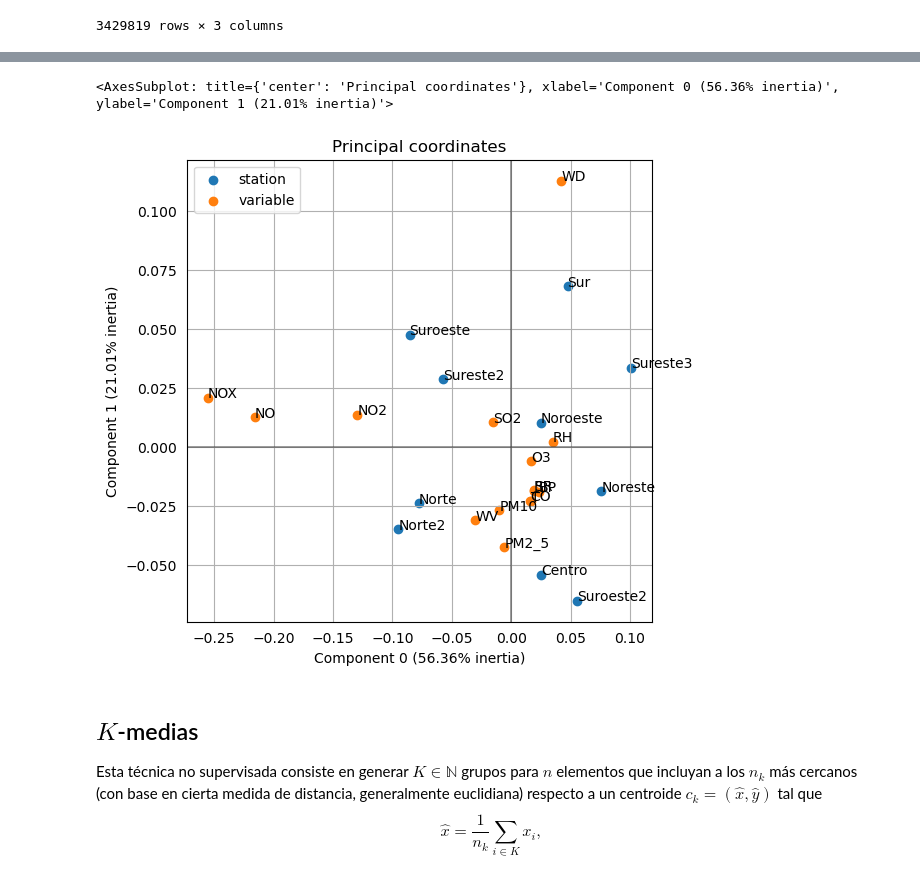
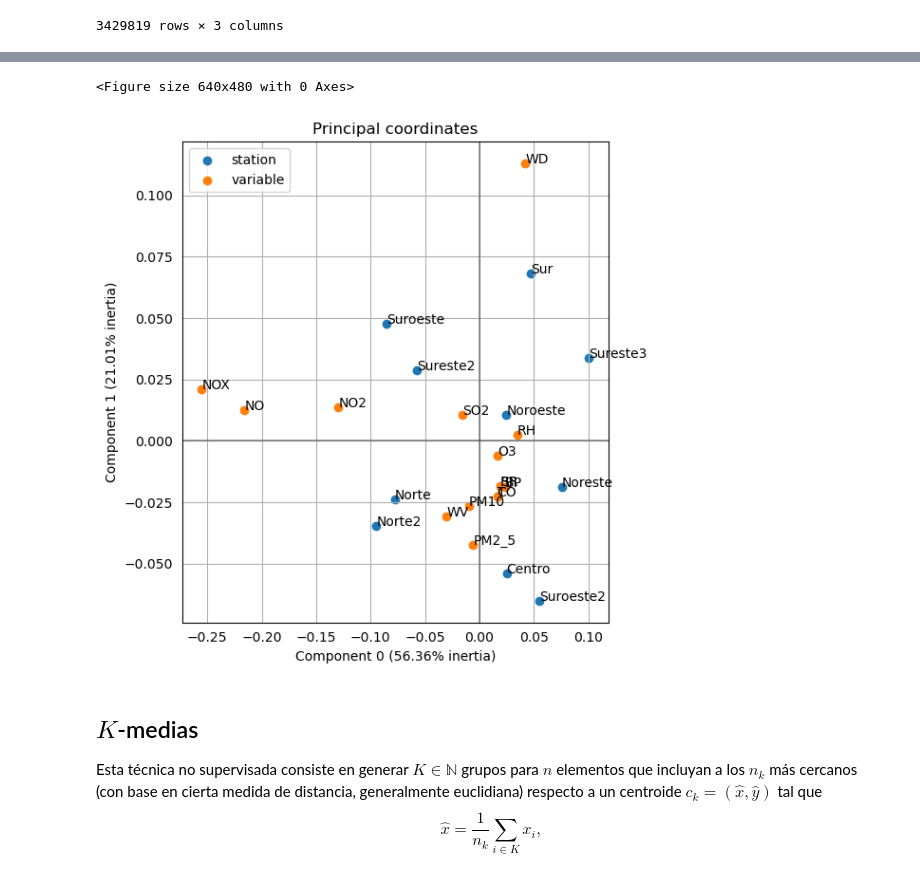
Before and after one commit to albertobenavides/aprendizaje_autom, a Jupyter notebook: caps/4_no_supervisado.ipynb, the cells around one changed output, grey strips where cells are left out. Drawn from its saved outputs; the diff is of its cells as text; code cells hidden in the pictures.

```diff
--- a/caps/4_no_supervisado.ipynb
+++ b/caps/4_no_supervisado.ipynb
@@ -147,10 +166,14 @@ import prince
 # %%
 ca = prince.CA(n_components=2)
 ca = ca.fit(gp_unstacked)
+plt.figure()
 ca.plot_coordinates(gp_unstacked, figsize=(6, 6), show_col_labels=True)
+plt.tight_layout()
+plt.savefig('ca.pdf')
+plt.show()
 # %% [output]
-<AxesSubplot: title={'center': 'Principal coordinates'}, xlabel='Component 0 (56.36% inertia)', ylabel='Component 1 (21.01% inertia)'>
+<Figure size 640x480 with 0 Axes>
-[figure, old version]
+[figure, new version]
 # %%
 # [ ] Comparación entre frecuencias de palabras para autores
 # %% [markdown]
```
Also changed, not shown: parts of 6 cells of this notebook.
